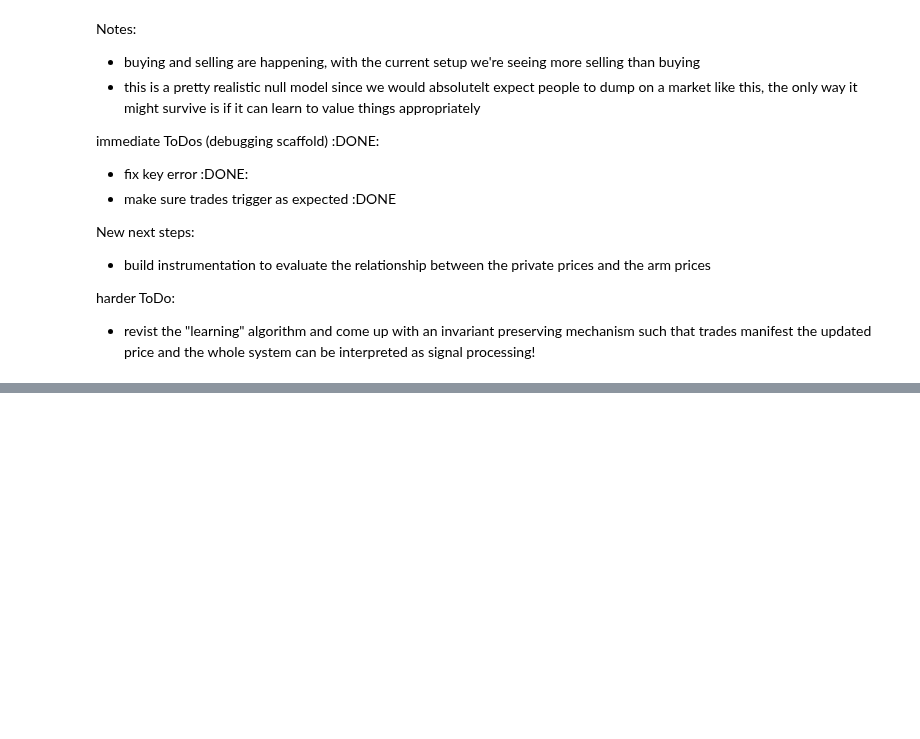
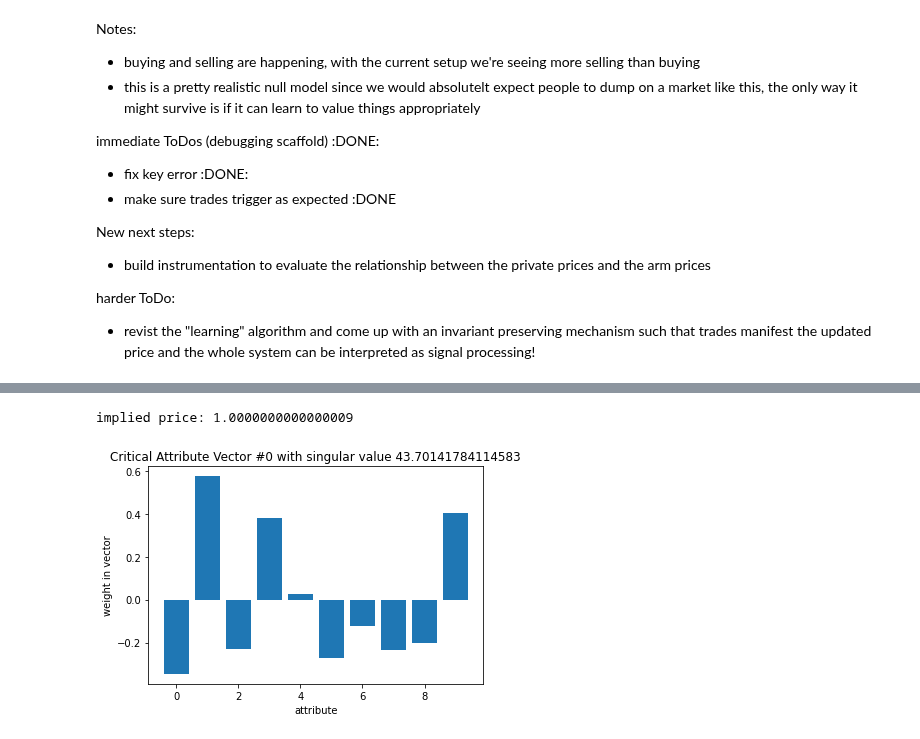
Before and after one commit to BlockScience/arm-basic-research, a Jupyter notebook: experiment.ipynb, the cells around one changed output, grey strips where cells are left out. Cells and saved outputs as stored; diff of their text form; code cells hidden in the pictures; blank space fills up the shorter version.

```diff
--- a/experiment.ipynb
+++ b/experiment.ipynb
@@ -116,0 +128,14 @@ harder ToDo:
+# %%
+def crit_attr(ind):
+    count = len(v[0])
+    plt.bar(range(count),v.T[ind])
+    plt.title("Critical Attribute Vector #"+str(ind)+" with singular value "+str(s[ind]))
+    plt.xlabel("attribute")
+    plt.ylabel("weight in vector")
+
+    #print("implied price: "+str(model.predict(v.T[ind])))
+# %%
+crit_attr(0)
+# %% [output]
+implied price: 1.0000000000000009
+[figure, added]
```
Also changed, not shown: parts of 13 cells of this notebook, 2 other files.
